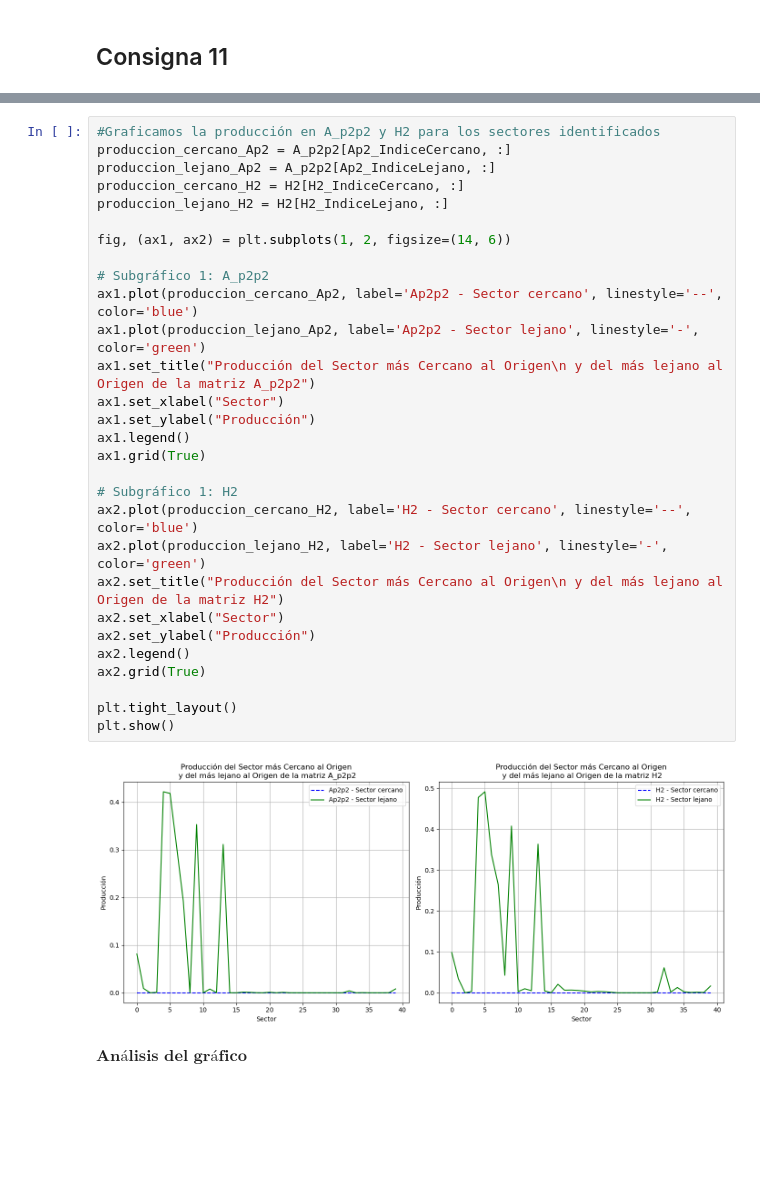
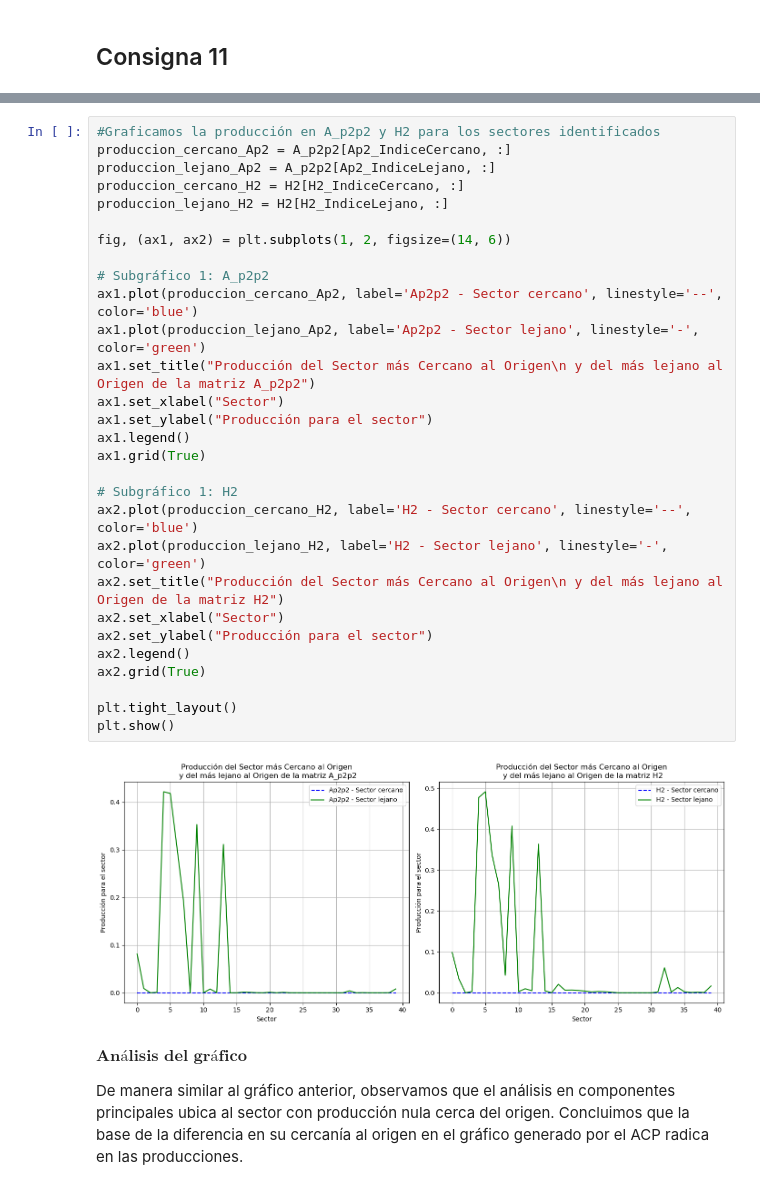
Before and after one commit to IMAbril/Matrices_Insumo-Producto, a Jupyter notebook: notebooks/TP2_resuelto.ipynb, the cells around one changed output, grey strips where cells are left out. Saved outputs shown, nothing was run; the diff lists cells and outputs as text; blank space fills up the shorter version.

```diff
--- a/notebooks/TP2_resuelto.ipynb
+++ b/notebooks/TP2_resuelto.ipynb
@@ -896,33 +892,35 @@ $\textbf{Análisis del gráfico}$
 # %%
 #Graficamos la producción en A_p2p2 y H2 para los sectores identificados
 produccion_cercano_Ap2 = A_p2p2[Ap2_IndiceCercano, :]
 produccion_lejano_Ap2 = A_p2p2[Ap2_IndiceLejano, :]
 produccion_cercano_H2 = H2[H2_IndiceCercano, :]
 produccion_lejano_H2 = H2[H2_IndiceLejano, :]
 
 fig, (ax1, ax2) = plt.subplots(1, 2, figsize=(14, 6))
 
 # Subgráfico 1: A_p2p2
 ax1.plot(produccion_cercano_Ap2, label='Ap2p2 - Sector cercano', linestyle='--', color='blue')
 ax1.plot(produccion_lejano_Ap2, label='Ap2p2 - Sector lejano', linestyle='-', color='green')
 ax1.set_title("Producción del Sector más Cercano al Origen\n y del más lejano al Origen de la matriz A_p2p2")
 ax1.set_xlabel("Sector")
-ax1.set_ylabel("Producción")
+ax1.set_ylabel("Producción para el sector")
 ax1.legend()
 ax1.grid(True)
 
 # Subgráfico 1: H2
 ax2.plot(produccion_cercano_H2, label='H2 - Sector cercano', linestyle='--', color='blue')
 ax2.plot(produccion_lejano_H2, label='H2 - Sector lejano', linestyle='-', color='green')
 ax2.set_title("Producción del Sector más Cercano al Origen\n y del más lejano al Origen de la matriz H2")
 ax2.set_xlabel("Sector")
-ax2.set_ylabel("Producción")
+ax2.set_ylabel("Producción para el sector")
 ax2.legend()
 ax2.grid(True)
 
 plt.tight_layout()
 plt.show()
 # %% [output]
-[figure, old version]
+[figure, new version]
 # %% [markdown]
 $\textbf{Análisis del gráfico}$
+
+De manera similar al gráfico anterior, observamos que el análisis en componentes principales ubica al sector con producción nula cerca del origen. Concluimos que la base de la diferencia en su cercanía al origen en el gráfico generado por el ACP radica en las producciones.
```
Also changed, not shown: parts of 6 cells of this notebook.
